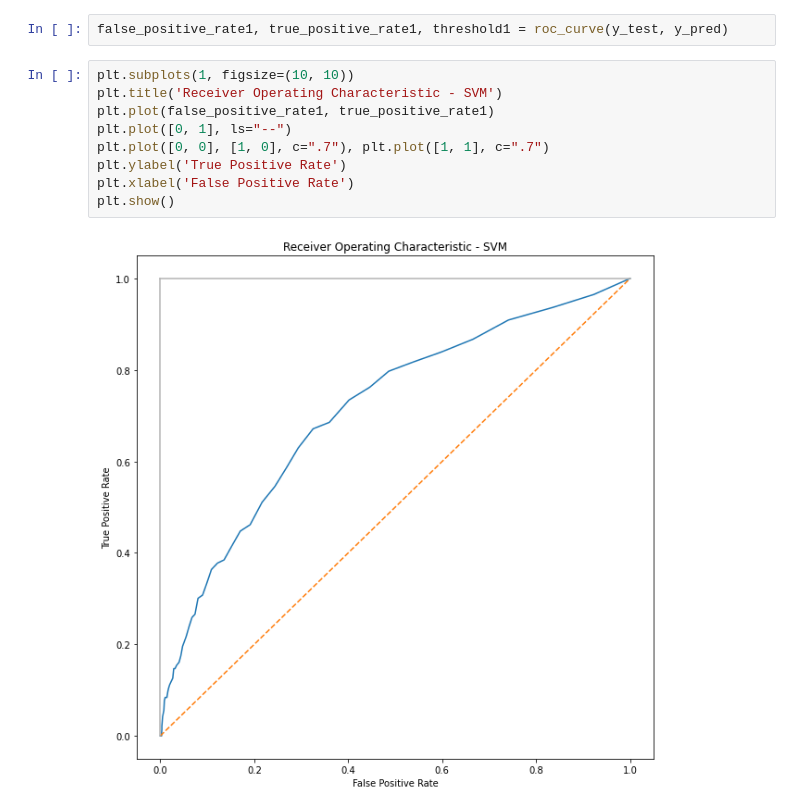
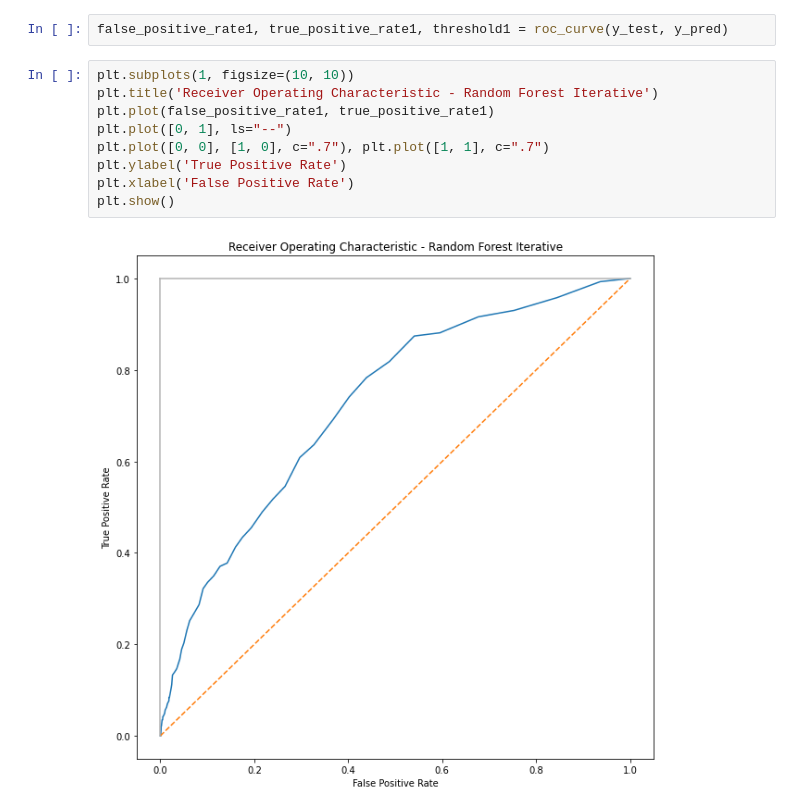
Before and after one commit to gourav-shinde/Credit-Risk-Analysis-And-Prediction-Modeling, a Jupyter notebook: RandomForest_iterative.ipynb, the cells around one changed output. Saved outputs shown, nothing was run; the diff lists cells and outputs as text.

```diff
--- a/RandomForest_iterative.ipynb
+++ b/RandomForest_iterative.ipynb
@@ -394,15 +408,15 @@ ROC AUC Score: 0.7131473803525499
 false_positive_rate1, true_positive_rate1, threshold1 = roc_curve(y_test, y_pred)
 # %%
 plt.subplots(1, figsize=(10, 10))
-plt.title('Receiver Operating Characteristic - SVM')
+plt.title('Receiver Operating Characteristic - Random Forest Iterative')
 plt.plot(false_positive_rate1, true_positive_rate1)
 plt.plot([0, 1], ls="--")
 plt.plot([0, 0], [1, 0], c=".7"), plt.plot([1, 1], c=".7")
 plt.ylabel('True Positive Rate')
 plt.xlabel('False Positive Rate')
 plt.show()
 # %% [output]
-[figure, old version]
+[figure, new version]
 # %%
 from sklearn.model_selection import cross_val_score
 n_folds = 10
```
Also changed, not shown: parts of 8 cells of this notebook, 10 other files.
